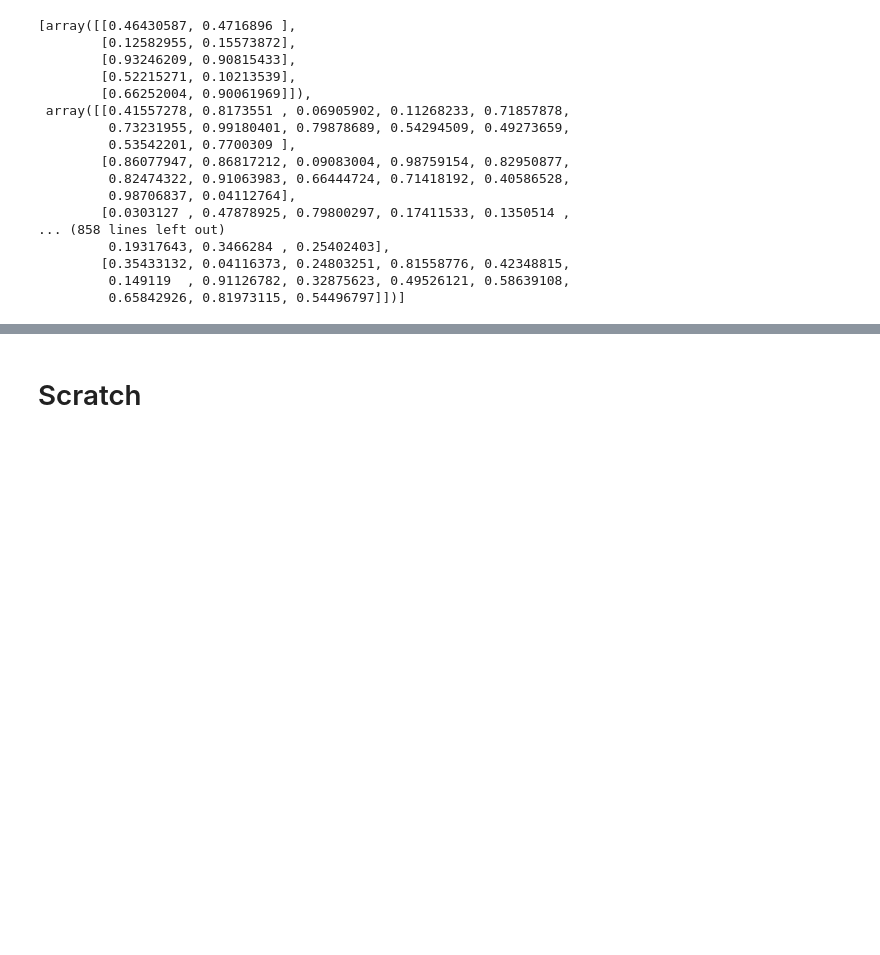
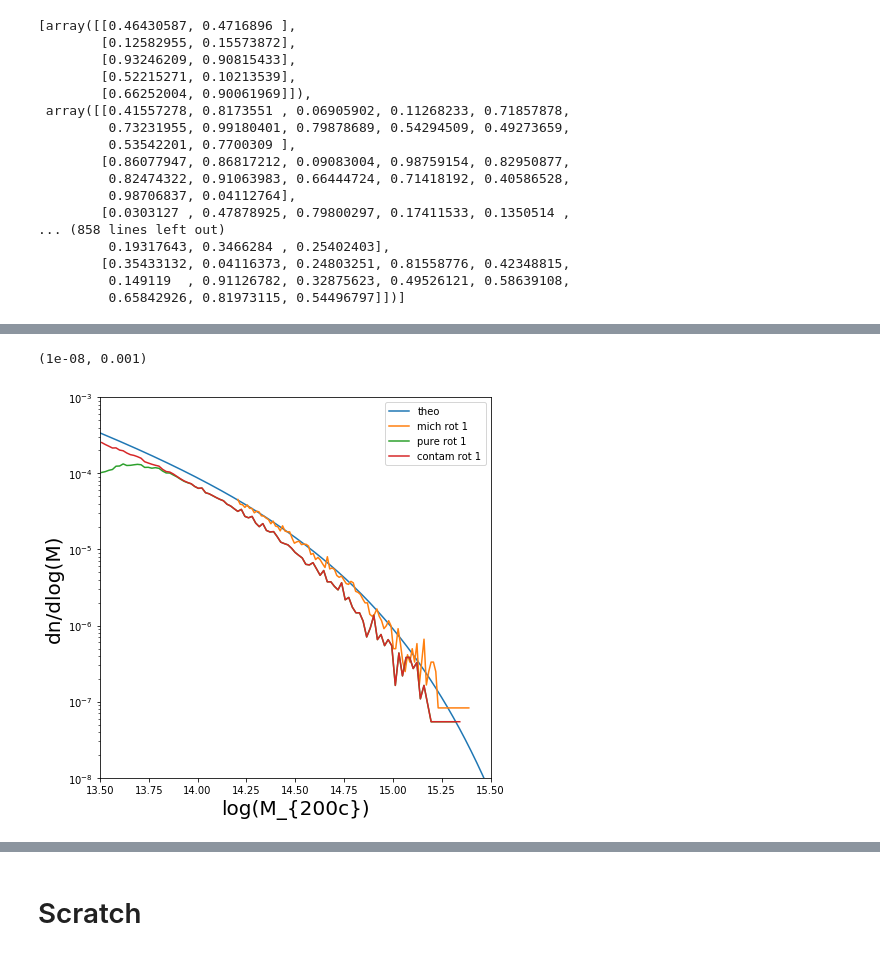
Before and after one commit to McWilliamsCenter/halo_cnn, a Jupyter notebook: notebooks/catalog.ipynb, the cells around one changed output, grey strips where cells are left out. Drawn from its saved outputs; the diff is of its cells as text; code cells hidden in the pictures; blank space fills up the shorter version.

```diff
--- a/notebooks/catalog.ipynb
+++ b/notebooks/catalog.ipynb
@@ -440,0 +516,27 @@ with open(os.path.join(wdir,'data_raw','catalog','Rockstar_UM_z=0.117_pure.p'),'
+# %%
+
+rot = 1#np.random.choice(c.prop['rotation'])
+
+f = plt.figure(figsize=(7,7))
+ax = f.add_subplot(111)
+
+ax.plot(np.log10(x_hmf),y_hmf, label='theo')
+
+
+matt.histplot(np.log10(dat_mich['Mtot'][dat_mich['rotation']==rot]),
+              n=100, label='mich rot '+ str(rot),log=1, box=True, ax=ax)
+
+matt.histplot(np.log10(pure_cat.prop['M200c'][pure_cat.prop['rotation']==rot]),
+              n=100, label='pure rot ' + str(rot), log=1, box=True, ax=ax)
+matt.histplot(np.log10(contam_cat.prop['M200c'][contam_cat.prop['rotation']==rot]),
+              n=100, label='contam rot ' + str(rot), log=1, box=True, ax=ax)
+
+ax.set_xlabel(r'log(M_{200c})', fontsize=20)
+ax.set_ylabel(r'dn/dlog(M)', fontsize=20)
+ax.legend()
+
+ax.set_xlim(13.5,15.5)
+ax.set_ylim(10**-8,10**-3)
+# %% [output]
+(1e-08, 0.001)
+[figure, added]
```
Also changed, not shown: parts of 23 cells of this notebook, 5 other files.
